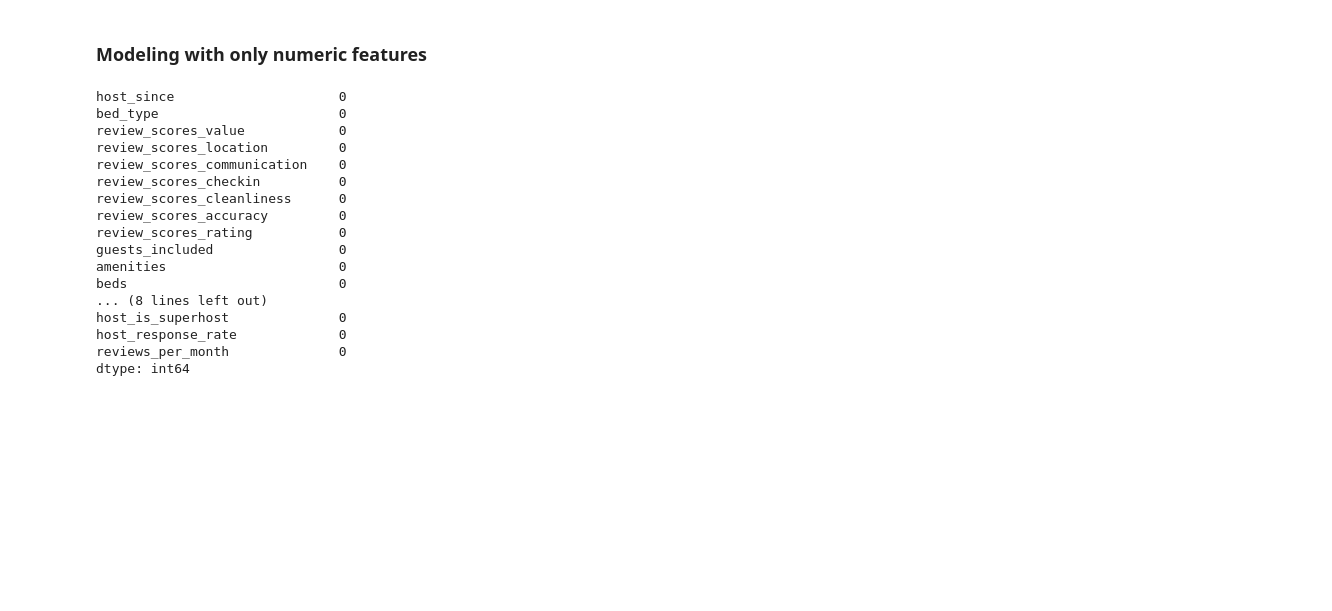
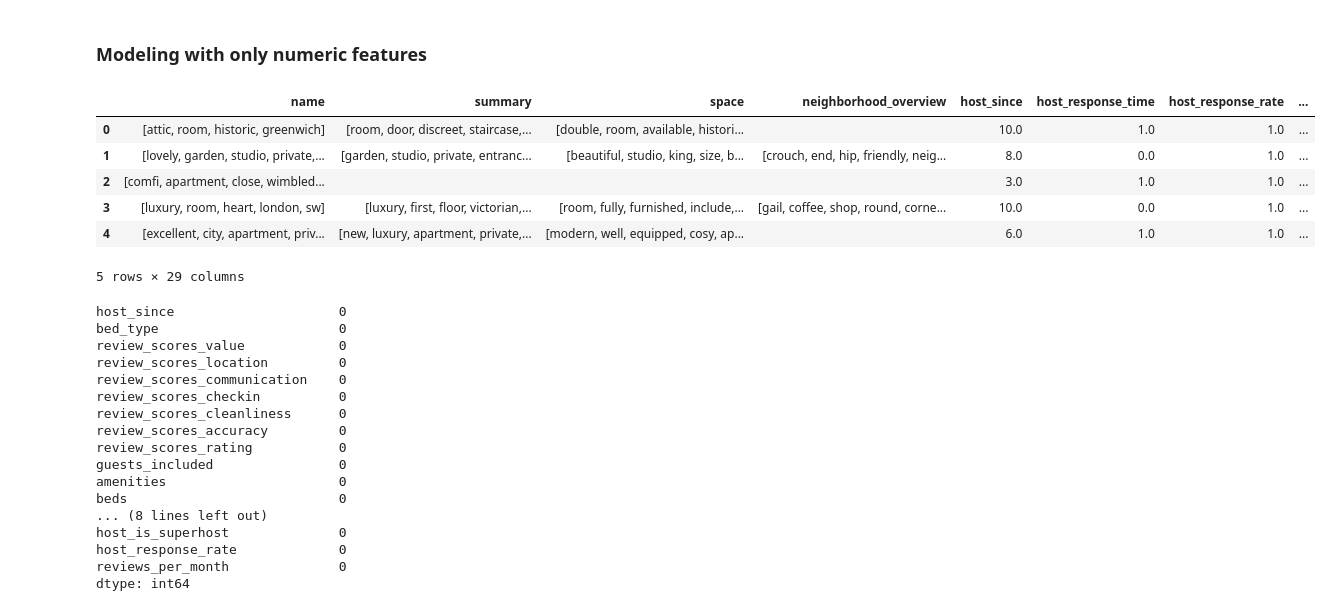
Before and after one commit to mathguy-r/adams-sose22, a Jupyter notebook: training.ipynb, the cells around one changed output. Cells and saved outputs as stored; diff of their text form; code cells hidden in the pictures; blank space fills up the shorter version.

```diff
--- a/training.ipynb
+++ b/training.ipynb
@@ -104,6 +104,16 @@ numeric_cols = [c for c in train.columns if c not in [target_col]+[id_col]+text_
 features = train.dropna()
 X = features[[c for c in numeric_cols]]
 y = features[target_col]
+# %%
+features.head()
+# %% [output]
+|  | name | summary | space | neighborhood_overview | host_since | host_response_time | host_response_rate | ... |
+| 0 | [attic, room, historic, greenwich] | [room, door, discreet, staircase,... | [double, room, available, histori... |  | 10.0 | 1.0 | 1.0 | ... |
+| 1 | [lovely, garden, studio, private,... | [garden, studio, private, entranc... | [beautiful, studio, king, size, b... | [crouch, end, hip, friendly, neig... | 8.0 | 0.0 | 1.0 | ... |
+| 2 | [comfi, apartment, close, wimbled... |  |  |  | 3.0 | 1.0 | 1.0 | ... |
+| 3 | [luxury, room, heart, london, sw] | [luxury, first, floor, victorian,... | [room, fully, furnished, include,... | [gail, coffee, shop, round, corne... | 10.0 | 0.0 | 1.0 | ... |
+| 4 | [excellent, city, apartment, priv... | [new, luxury, apartment, private,... | [modern, well, equipped, cosy, ap... |  | 6.0 | 1.0 | 1.0 | ... |
+5 rows × 29 columns
 # %%
 X.isnull().sum().sort_values(ascending=False)
 # %% [output]
```
Also changed, not shown: parts of 7 cells of this notebook.
